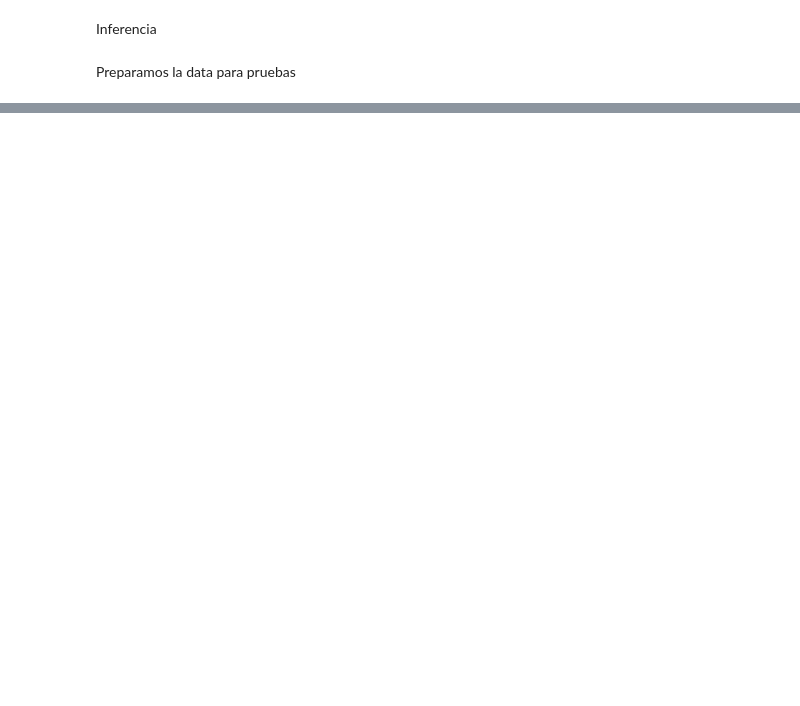
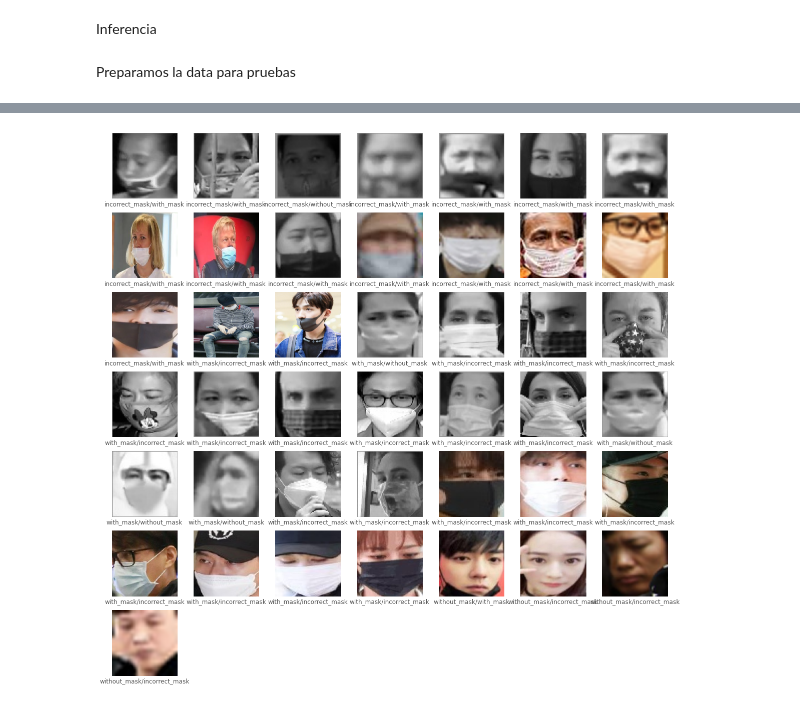
Before and after one commit to josegustavo/deteccion-multiclase-rostros-mascarilla, a Jupyter notebook: xception/Detectar_mascarilla_Keras.ipynb, the cells around one changed output, grey strips where cells are left out. Saved outputs shown, nothing was run; the diff lists cells and outputs as text; code cells hidden in the pictures; blank space fills up the shorter version.

```diff
--- a/xception/Detectar_mascarilla_Keras.ipynb
+++ b/xception/Detectar_mascarilla_Keras.ipynb
@@ -214,0 +262,15 @@ image_loaded
+# %%
+plt.figure(figsize=(20,20))
+order = 0
+for i,img in errors_index.items():
+    if order>=49: break
+    plt.subplot(7,7,order+1)
+    plt.xticks([])
+    plt.yticks([])
+    plt.grid(False)
+    plt.imshow(img, cmap=plt.cm.binary)
+    plt.xlabel(mask_labels[validation_dataset.classes[i]]+'/'+mask_labels[y_pred[i]])
+    order += 1
+plt.show()
+# %% [output]
+[figure, added]
```
Also changed, not shown: parts of 11 cells of this notebook.
